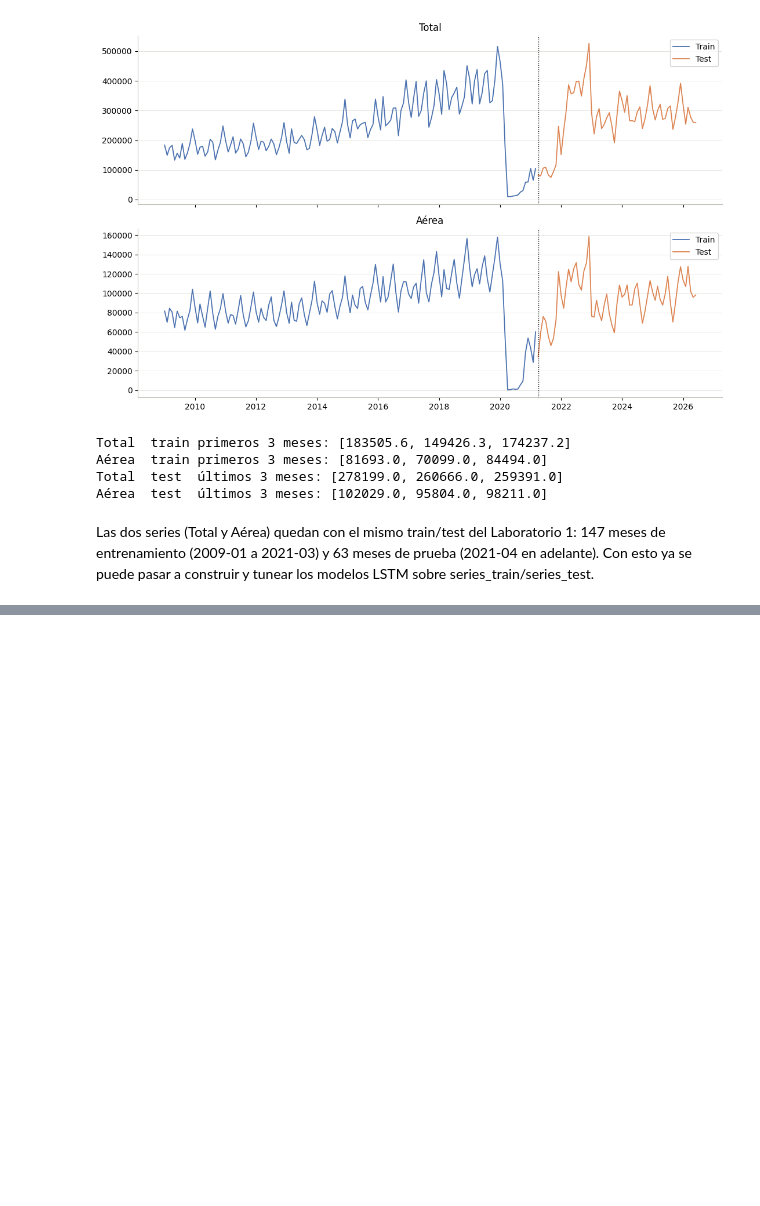
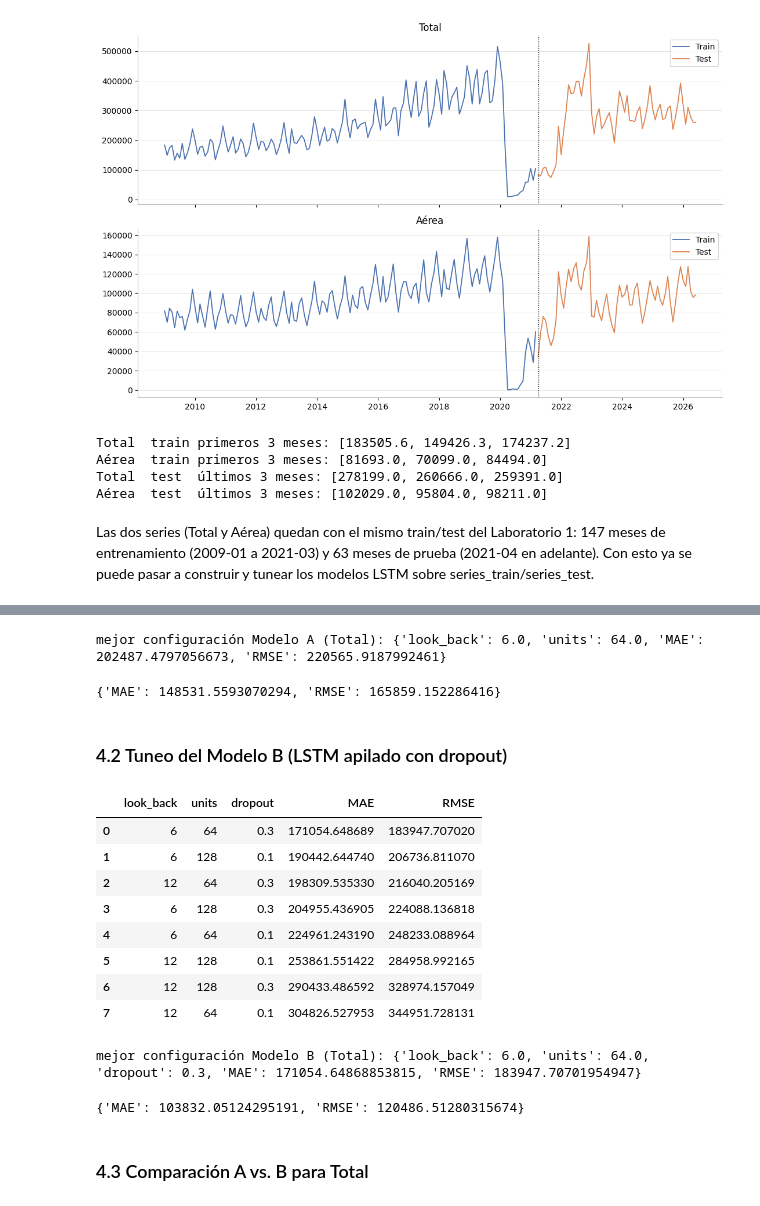
Before and after one commit to erickguerra2/LAB02-DATA, a Jupyter notebook: 01_modelos_lstm.ipynb, the cells around one changed output, grey strips where cells are left out. Cells and saved outputs as stored; diff of their text form; code cells hidden in the pictures; blank space fills up the shorter version.

```diff
--- a/01_modelos_lstm.ipynb
+++ b/01_modelos_lstm.ipynb
@@ -75,0 +188,32 @@ Las dos series (Total y Aérea) quedan con el mismo train/test del Laboratorio 1
+# %%
+def build_model_A(look_back, params):
+    units = int(params['units'])
+    model = keras.Sequential([
+        keras.Input(shape=(look_back, 1)),
+        layers.LSTM(units, activation='tanh'),
+        layers.Dense(1),
+    ])
+    model.compile(optimizer=keras.optimizers.Adam(learning_rate=params.get('lr', 0.01)), loss='mse')
+    return model
+
+
+def build_model_B(look_back, params):
+    units = int(params['units'])
+    dropout = float(params['dropout'])
+    model = keras.Sequential([
+        keras.Input(shape=(look_back, 1)),
+        layers.LSTM(units, activation='tanh', return_sequences=True),
+        layers.Dropout(dropout),
+        layers.LSTM(max(units // 2, 8), activation='tanh'),
+        layers.Dropout(dropout),
+        layers.Dense(1),
+    ])
+    model.compile(optimizer=keras.optimizers.Adam(learning_rate=params.get('lr', 0.005)), loss='mse')
+    return model
+
+
+grid_A = [dict(look_back=lb, units=u) for lb in [6, 12] for u in [32, 64]]
+grid_B = [dict(look_back=lb, units=u, dropout=d) for lb in [6, 12] for u in [64, 128] for d in [0.1, 0.3]]
+
+print(f'Modelo A: {len(grid_A)} combinaciones')
+print(f'Modelo B: {len(grid_B)} combinaciones')
@@ -75,0 +238,41 @@ Las dos series (Total y Aérea) quedan con el mismo train/test del Laboratorio 1
+# %%
+best_A_total = tabla_A_total.iloc[0].to_dict()
+print('mejor configuración Modelo A (Total):', best_A_total)
+
+modelo_A_total, pred_A_total = entrenar_final(
+    info_total, build_model_A, best_A_total, steps=len(series_test['Total'])
+)
+metrics_A_total = evaluar(series_test['Total'].values, pred_A_total)
+metrics_A_total
+# %% [output]
+mejor configuración Modelo A (Total): {'look_back': 6.0, 'units': 64.0, 'MAE': 202487.4797056673, 'RMSE': 220565.9187992461}
+{'MAE': 148531.5593070294, 'RMSE': 165859.152286416}
+# %% [markdown]
+### 4.2 Tuneo del Modelo B (LSTM apilado con dropout)
+# %%
+tabla_B_total = grid_search(info_total, build_model_B, grid_B)
+tabla_B_total
+# %% [output]
+|  | look_back | units | dropout | MAE | RMSE |
+| 0 | 6 | 64 | 0.3 | 171054.648689 | 183947.707020 |
+| 1 | 6 | 128 | 0.1 | 190442.644740 | 206736.811070 |
+| 2 | 12 | 64 | 0.3 | 198309.535330 | 216040.205169 |
+| 3 | 6 | 128 | 0.3 | 204955.436905 | 224088.136818 |
+| 4 | 6 | 64 | 0.1 | 224961.243190 | 248233.088964 |
+| 5 | 12 | 128 | 0.1 | 253861.551422 | 284958.992165 |
+| 6 | 12 | 128 | 0.3 | 290433.486592 | 328974.157049 |
+| 7 | 12 | 64 | 0.1 | 304826.527953 | 344951.728131 |
+# %%
+best_B_total = tabla_B_total.iloc[0].to_dict()
+print('mejor configuración Modelo B (Total):', best_B_total)
+
+modelo_B_total, pred_B_total = entrenar_final(
+    info_total, build_model_B, best_B_total, steps=len(series_test['Total'])
+)
+metrics_B_total = evaluar(series_test['Total'].values, pred_B_total)
+metrics_B_total
+# %% [output]
+mejor configuración Modelo B (Total): {'look_back': 6.0, 'units': 64.0, 'dropout': 0.3, 'MAE': 171054.64868853815, 'RMSE': 183947.70701954947}
+{'MAE': 103832.05124295191, 'RMSE': 120486.51280315674}
+# %% [markdown]
+### 4.3 Comparación A vs. B para Total
```
Also changed, not shown: parts of 19 cells of this notebook.
